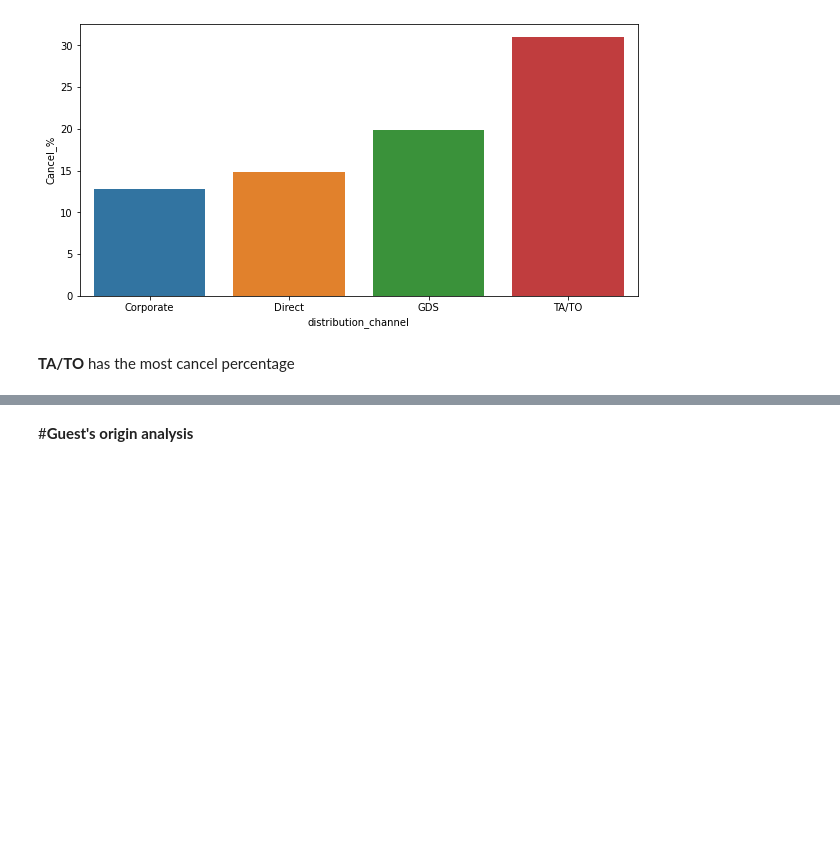
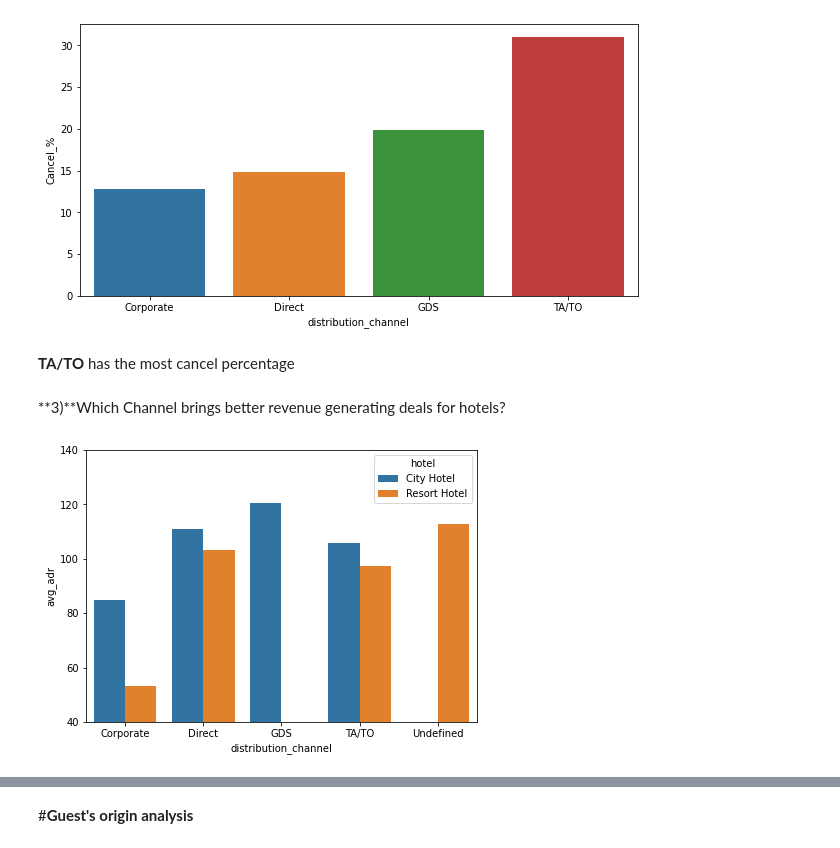
Before and after one commit to TejusM/hotelbooking-data-analysis-, a Jupyter notebook: tej_hotel_booking.ipynb, the cells around one changed output, grey strips where cells are left out. Saved outputs shown, nothing was run; the diff lists cells and outputs as text; code cells hidden in the pictures; blank space fills up the shorter version.

```diff
--- a/tej_hotel_booking.ipynb
+++ b/tej_hotel_booking.ipynb
@@ -377,3 +377,14 @@ plt.show()
 [figure]
 # %% [markdown]
 **TA/TO** has the most cancel percentage
+# %% [markdown]
+**3)**Which Channel brings better revenue generating deals for hotels?
+# %%
+group_by_dc_hotel = data.groupby(['distribution_channel', 'hotel'])
+d3 = pd.DataFrame(round((group_by_dc_hotel['adr']).agg(np.mean),2)).reset_index().rename(columns = {'adr': 'avg_adr'})
+plt.figure(figsize = (7,5))
+sns.barplot(x = d3['distribution_channel'], y = d3['avg_adr'], hue = d3['hotel'])
+plt.ylim(40,140)
+plt.show()
+# %% [output]
+[figure, added]
```
Also changed, not shown: parts of 9 cells of this notebook.
